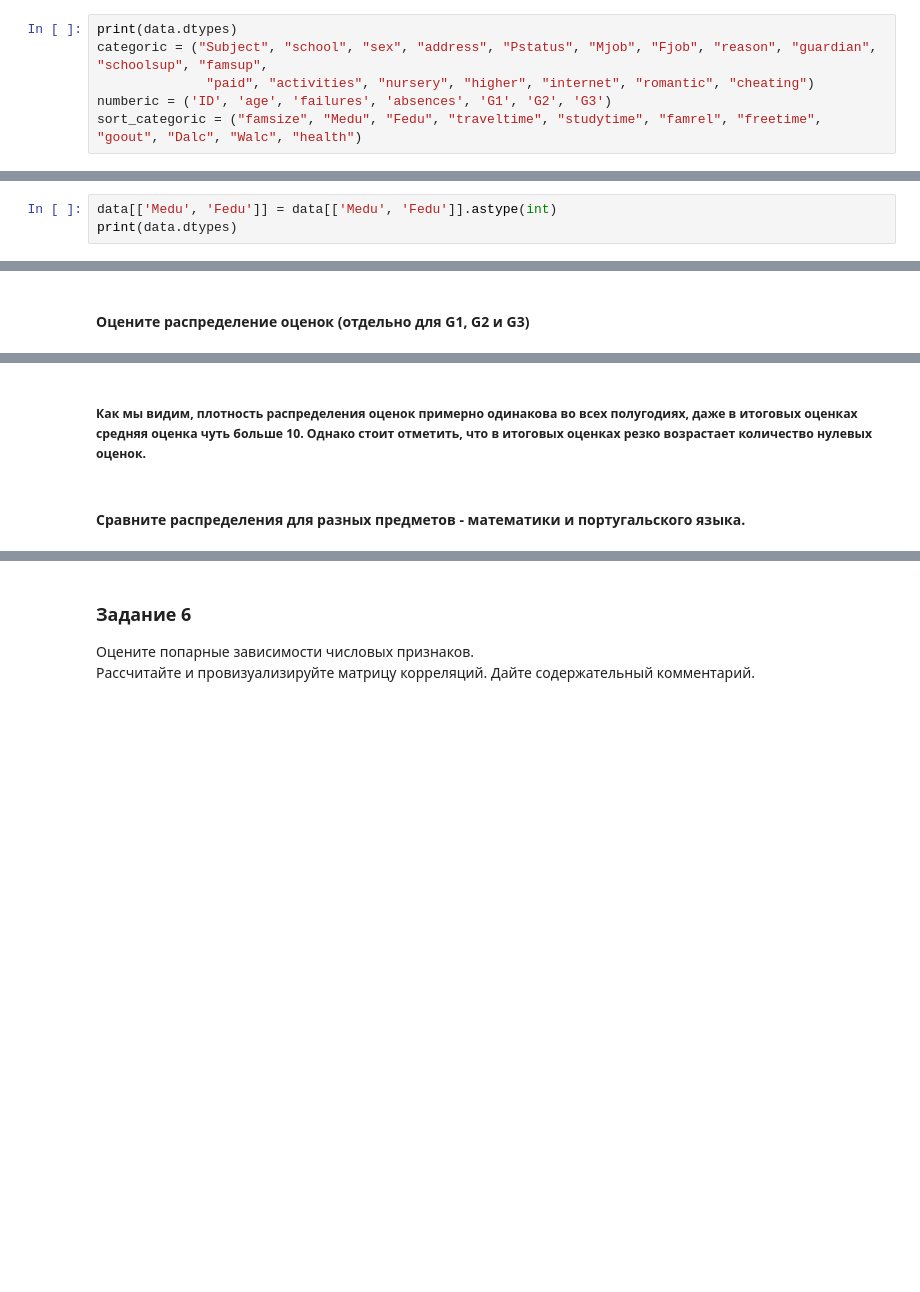
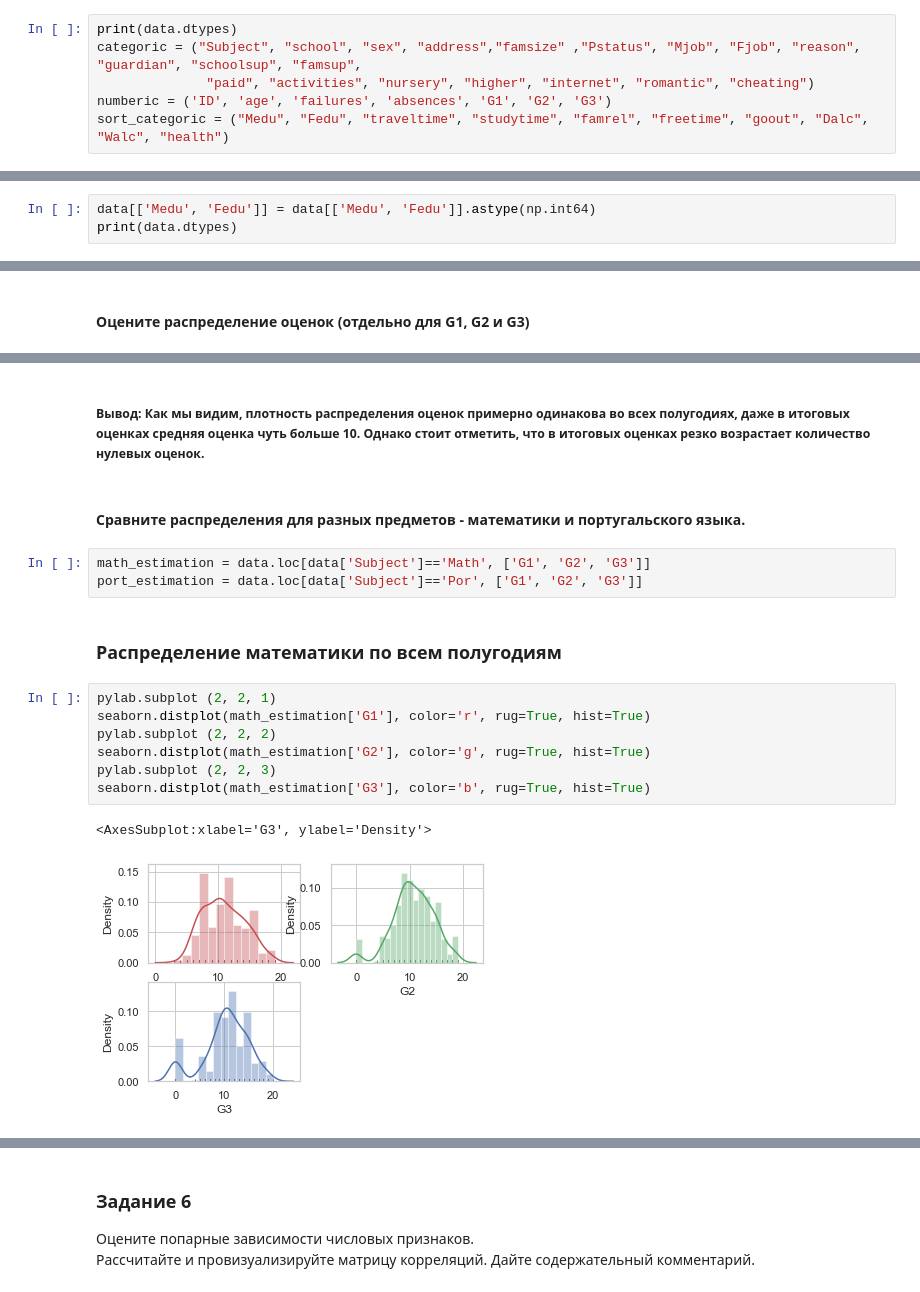
Before and after one commit to ImOsMa/IAD, a Jupyter notebook: Lab2/Lab_1.Exploratory_analysis.ipynb, the cells around one changed output, grey strips where cells are left out. Saved outputs shown, nothing was run; the diff lists cells and outputs as text; blank space fills up the shorter version.

```diff
--- a/Lab2/Lab_1.Exploratory_analysis.ipynb
+++ b/Lab2/Lab_1.Exploratory_analysis.ipynb
@@ -48,7 +104,7 @@ pd.read_csv('students_data_features.csv',
 Приходится делать это вручную, смотря на описание признаков.
 # %%
 print(data.dtypes)
-categoric = ("Subject", "school", "sex", "address", "Pstatus", "Mjob", "Fjob", "reason", "guardian", "schoolsup", "famsup",
+categoric = ("Subject", "school", "sex", "address","famsize" ,"Pstatus", "Mjob", "Fjob", "reason", "guardian", "schoolsup", "famsup",
               "paid", "activities", "nursery", "higher", "internet", "romantic", "cheating")
 numberic = ('ID', 'age', 'failures', 'absences', 'G1', 'G2', 'G3')
-sort_categoric = ("famsize", "Medu", "Fedu", "traveltime", "studytime", "famrel", "freetime", "goout", "Dalc", "Walc", "health")
+sort_categoric = ("Medu", "Fedu", "traveltime", "studytime", "famrel", "freetime", "goout", "Dalc", "Walc", "health")
@@ -86,5 +196,5 @@ for value in categoric:
 ### Задание 1.3
 Можно заметить, что некоторые значения имеют неправильный тип, исправим данный момент
 # %%
-data[['Medu', 'Fedu']] = data[['Medu', 'Fedu']].astype(int)
+data[['Medu', 'Fedu']] = data[['Medu', 'Fedu']].astype(np.int64)
 print(data.dtypes)
@@ -210,4 +492,19 @@ seaborn.distplot(data['G3'], color="m")
 # %% [markdown]
-##### Как мы видим, плотность распределения оценок примерно одинакова во всех полугодиях, даже в итоговых оценках средняя оценка чуть больше 10. Однако стоит отметить, что в итоговых оценках резко возрастает количество нулевых оценок.
+##### Вывод: Как мы видим, плотность распределения оценок примерно одинакова во всех полугодиях, даже в итоговых оценках средняя оценка чуть больше 10. Однако стоит отметить, что в итоговых оценках резко возрастает количество нулевых оценок.
 # %% [markdown]
 #### Сравните распределения для разных предметов - математики и португальского языка.
+# %%
+math_estimation = data.loc[data['Subject']=='Math', ['G1', 'G2', 'G3']]
+port_estimation = data.loc[data['Subject']=='Por', ['G1', 'G2', 'G3']]
+# %% [markdown]
+### Распределение математики по всем полугодиям
+# %%
+pylab.subplot (2, 2, 1)
+seaborn.distplot(math_estimation['G1'], color='r', rug=True, hist=True)
+pylab.subplot (2, 2, 2)
+seaborn.distplot(math_estimation['G2'], color='g', rug=True, hist=True)
+pylab.subplot (2, 2, 3)
+seaborn.distplot(math_estimation['G3'], color='b', rug=True, hist=True)
+# %% [output]
+<AxesSubplot:xlabel='G3', ylabel='Density'>
+[figure, added]
```
Also changed, not shown: parts of 74 cells of this notebook, 2 other files.
